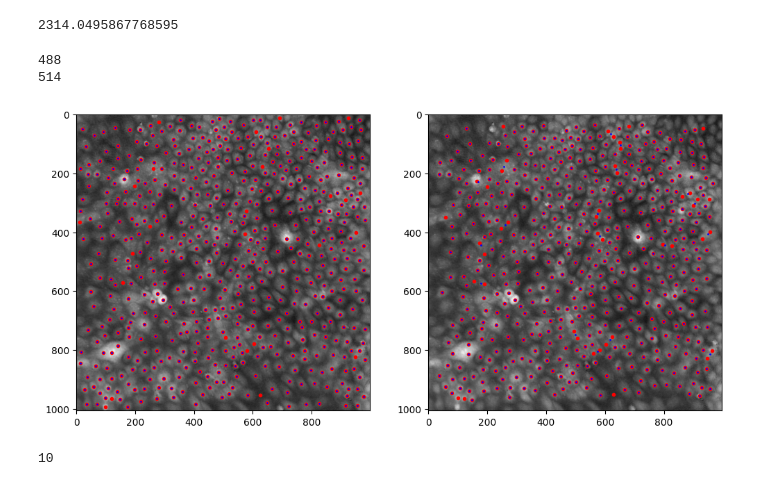
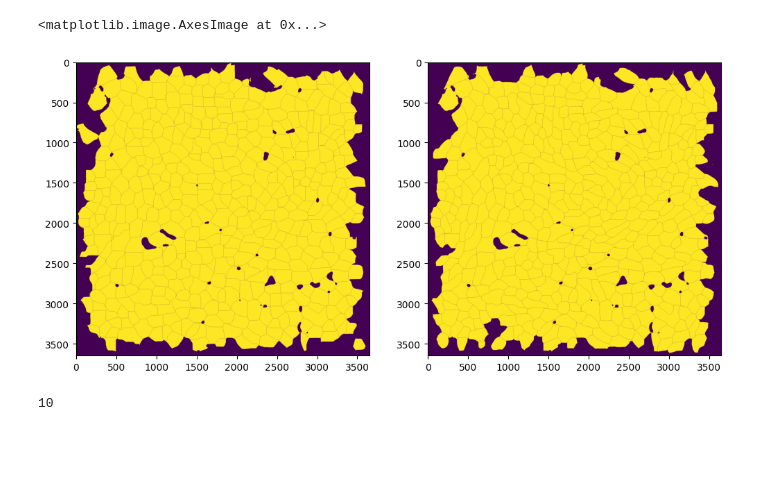
Before and after one commit to siljabl/MDCK-QPI, a Jupyter notebook: code/preprocessing/notebooks/test_segment_2D_images.ipynb, the cells around one changed output. Saved outputs shown, nothing was run; the diff lists cells and outputs as text; code cells hidden in the pictures; blank space fills up the shorter version.

```diff
--- a/code/preprocessing/notebooks/test_segment_2D_images.ipynb
+++ b/code/preprocessing/notebooks/test_segment_2D_images.ipynb
@@ -131,32 +131,43 @@ print(len(positions2))
-# %%
-700 * 10**6 / 550**2
-# %% [output]
-2314.0495867768595
+# %%
+def get_cell_areas(im, pos, h_im, clear_edge=True):
+    '''
+    Uses watershed to obtain mask of labeled cell areas
+    '''
+
+    # get cell areas with watershed
+    seeds = generate_seed_mask(pos, im.shape)
+    areas = watershed(im, seeds, watershed_line=True, connectivity=1)
+
+
+    # remove empty areas
+    cell_mask = (h_im > 0)
+    cell_areas = areas*cell_mask
+
+    # remove small holes and areas
+    #cell_areas = morph.remove_small_holes(cell_areas, area_threshold=100)
+
+    if clear_edge:
+        cell_areas = clear_border(cell_areas)
+
+    return cell_areas
 # %%
-areas1, _ = get_cell_areas(-n_norm, positions1, im[idx], clear_edge=True)
-areas2, _ = get_cell_areas(-n_norm, positions2, im[idx], clear_edge=True)
+test = smoothen_normalize_im(im_tmp, 20, 30)
 
-reg1 = regionprops(areas1, im[idx])
-reg2 = regionprops(areas2, im[idx])
+areas1 = get_cell_areas(-n_norm, positions1, im[idx], clear_edge=True)
+areas2 = get_cell_areas(-test, positions2, im[idx], clear_edge=True)
 
-pos1 = np.array([cell.centroid_weighted for cell in reg1])
-pos2 = np.array([cell.centroid_weighted for cell in reg2])
+# reg1 = regionprops(areas1, im[idx])
+# reg2 = regionprops(areas2, im[idx])
+
+# pos1 = np.array([cell.centroid_weighted for cell in reg1])
+# pos2 = np.array([cell.centroid_weighted for cell in reg2])
-# %%
-
-fig, ax = plt.subplots(1,2, figsize=(12, 6))
-ax[0].imshow(im[idx], cmap="gray", vmin=0)
-ax[0].plot(positions2.T[1], positions2.T[0], 'r.', ms=6)
-ax[0].plot(positions1.T[1], positions1.T[0], 'b.', ms=2)
-
-ax[1].imshow(im[idx], cmap="gray", vmin=0)
-ax[1].plot(pos2.T[1], pos2.T[0], 'r.', ms=6)
-ax[1].plot(pos1.T[1], pos1.T[0], 'b.', ms=2)
-print(len(pos1))
-print(len(pos2))
-# %% [output]
-488
-514
-[figure, removed]
+# %%
+fig, ax = plt.subplots(1,2, figsize=(12, 6))
+ax[0].imshow(areas1 >0)
+ax[1].imshow(areas2>0)
+# %% [output]
+<matplotlib.image.AxesImage at 0x...>
+[figure, added]
 # %%
 new_pos = []
 wrong_pos = []
```
Also changed, not shown: parts of 5 cells of this notebook, 3 other files.
